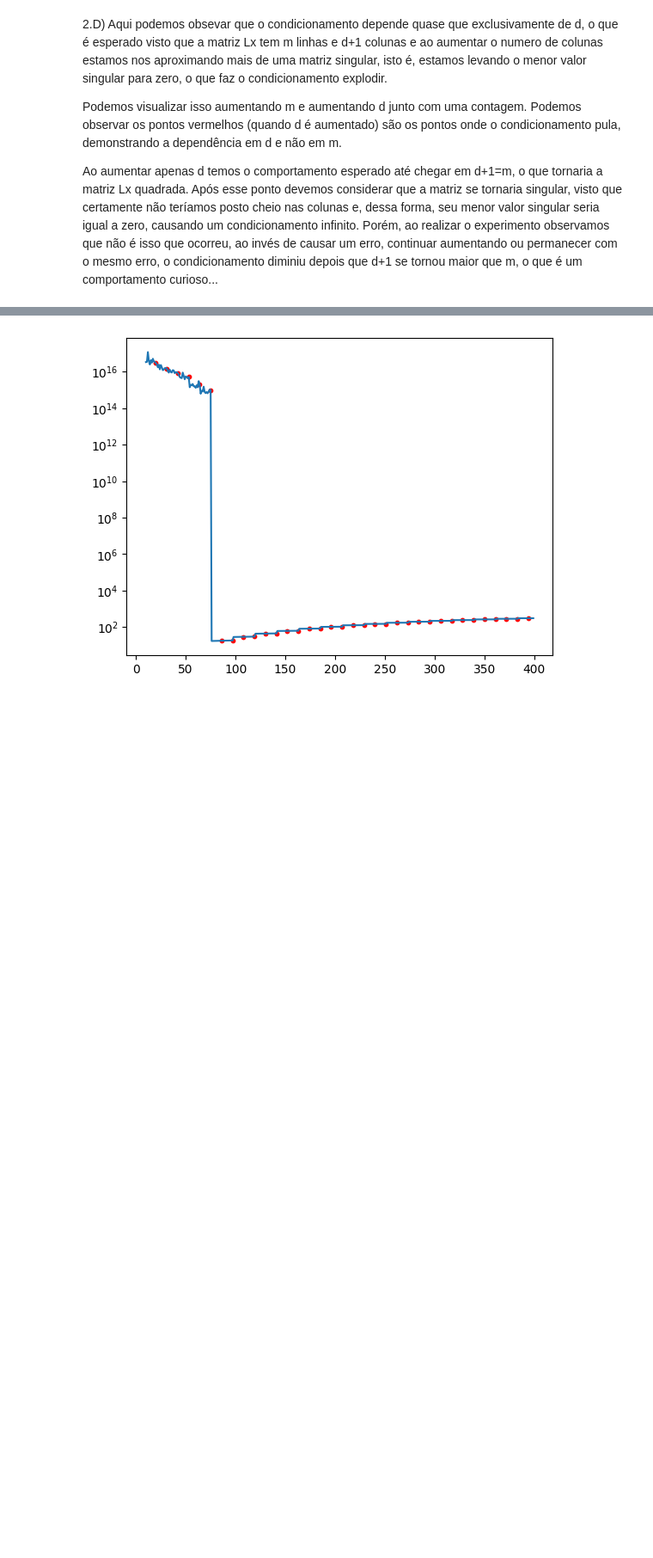
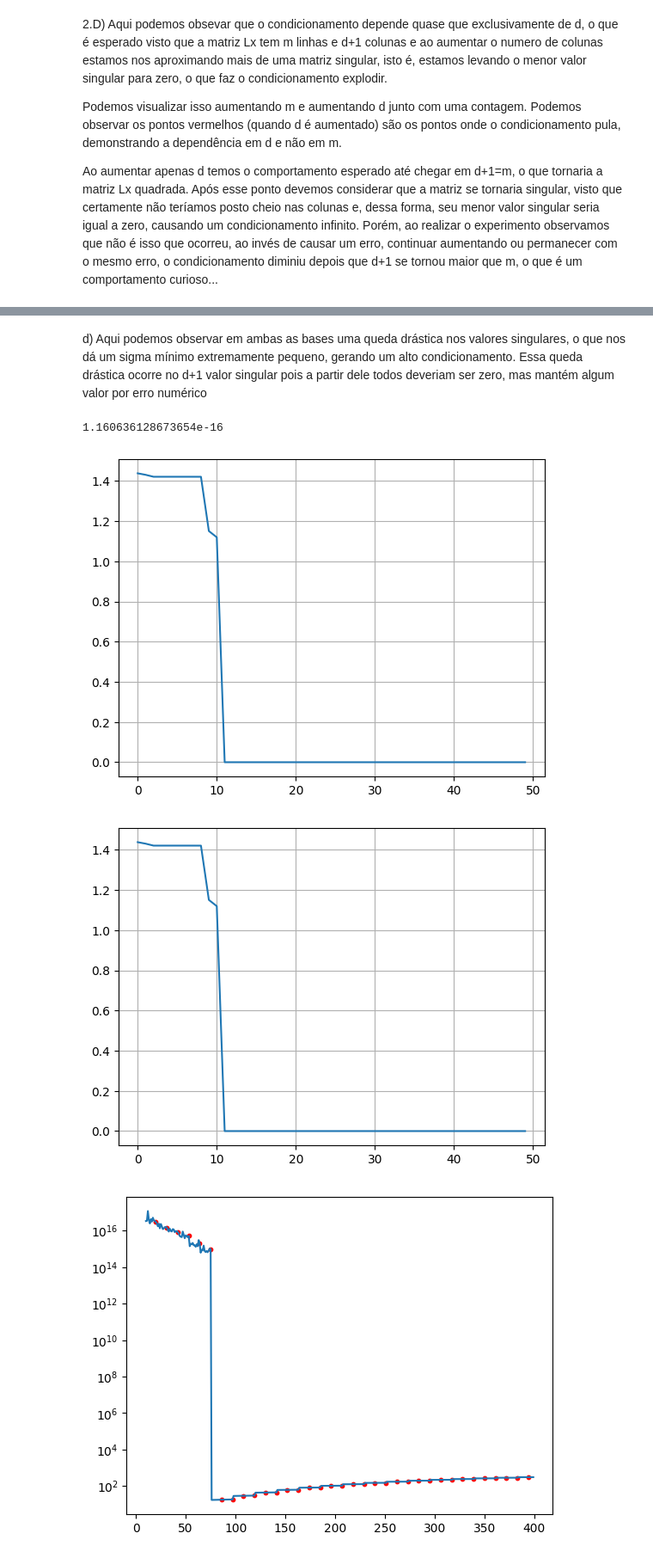
Before and after one commit to Gustasnz/Projeto-3---ALN, a Jupyter notebook: berpacca.ipynb, the cells around one changed output, grey strips where cells are left out. Shown at 86% size. Drawn from its saved outputs; the diff is of its cells as text; code cells hidden in the pictures; blank space fills up the shorter version.

```diff
--- a/berpacca.ipynb
+++ b/berpacca.ipynb
@@ -501,3 +549,32 @@ plt.show()
+# %% [markdown]
+d) Aqui podemos observar em ambas as bases uma  queda drástica nos valores singulares, o que nos dá um sigma mínimo extremamente pequeno, gerando um alto condicionamento. Essa queda drástica ocorre no d+1 valor singular pois a partir dele todos deveriam ser zero, mas mantém algum valor por erro numérico
+# %%
+m=50
+d=10
+n=100
+x=np.linspace(-1,1,m)
+y=np.linspace(-1,1,n)
+lx=calculate_phi(x,d)
+rx=np.linalg.pinv(lx)
+ly=calculate_phi(y,d)
+ly_rx=ly@rx
+
+lx=lagrange_L(x,d)
+ly_rx_lag=lagrange_L(y,d)@np.linalg.pinv(lx)
+singular_values=np.linalg.svd(ly_rx,compute_uv=False)
+singular_values_lag=np.linalg.svd(ly_rx_lag,compute_uv=False)
+
+print(singular_values.min())
+plt.plot(singular_values)
+plt.grid()
+plt.show()
+plt.plot(singular_values_lag)
+plt.grid()
+plt.show()
+# %% [output]
+1.160636128673654e-16
+[figure, added]
+[figure, added]
 # %%
 m=10
 n=10
```
Also changed, not shown: parts of 8 cells of this notebook, 1 other file.
